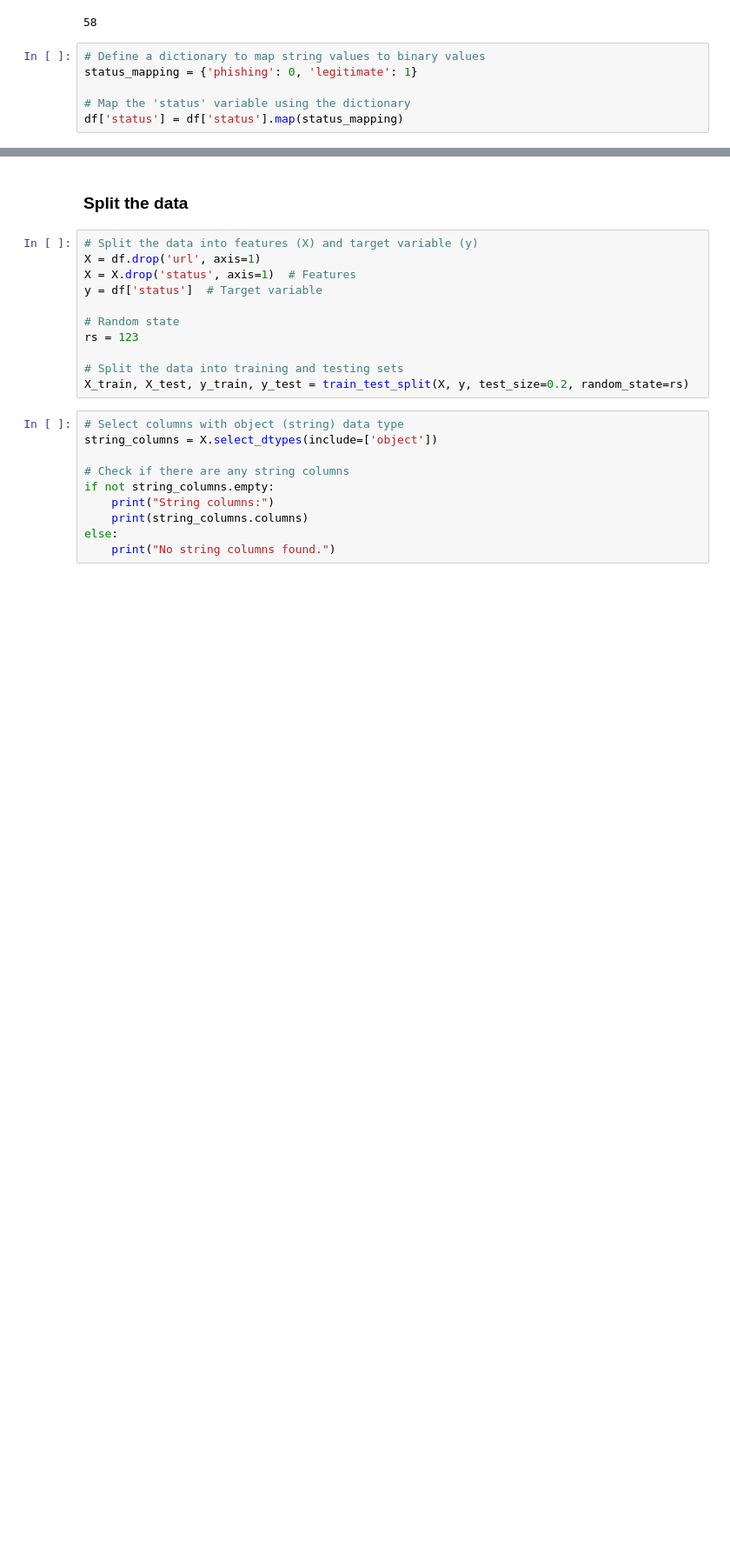
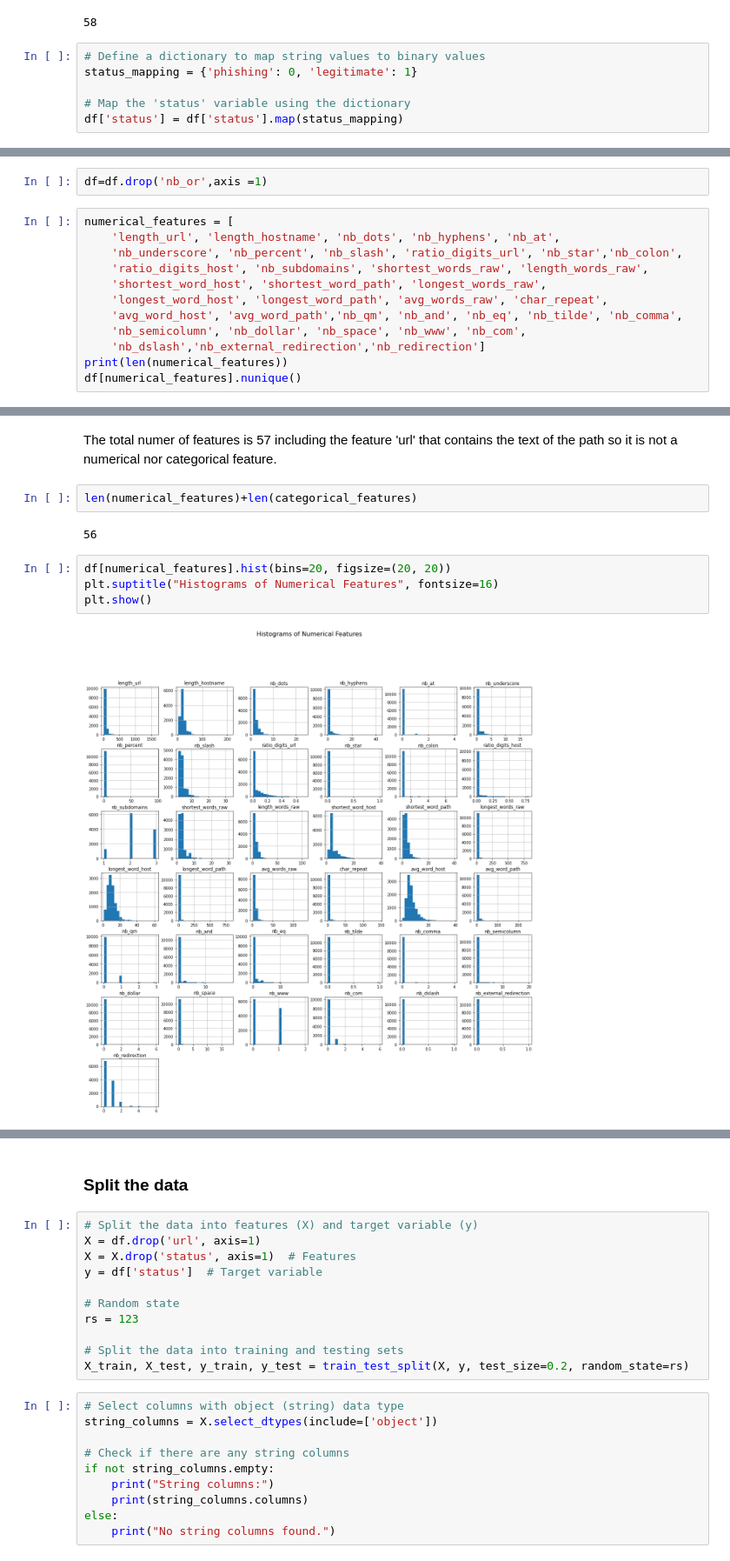
Before and after one commit to saradelasota/TFM_repository, a Jupyter notebook: TFM_notebook.ipynb, the cells around one changed output, grey strips where cells are left out. Shown: that part at 87% size. Saved outputs shown, nothing was run; the diff lists cells and outputs as text; blank space fills up the shorter version.

```diff
--- a/TFM_notebook.ipynb
+++ b/TFM_notebook.ipynb
@@ -80,0 +178,14 @@ df['status'] = df['status'].map(status_mapping)
+# %%
+df=df.drop('nb_or',axis =1)
+# %%
+numerical_features = [
+    'length_url', 'length_hostname', 'nb_dots', 'nb_hyphens', 'nb_at',
+    'nb_underscore', 'nb_percent', 'nb_slash', 'ratio_digits_url', 'nb_star','nb_colon',
+    'ratio_digits_host', 'nb_subdomains', 'shortest_words_raw', 'length_words_raw',
+    'shortest_word_host', 'shortest_word_path', 'longest_words_raw',
+    'longest_word_host', 'longest_word_path', 'avg_words_raw', 'char_repeat',
+    'avg_word_host', 'avg_word_path','nb_qm', 'nb_and', 'nb_eq', 'nb_tilde', 'nb_comma',
+    'nb_semicolumn', 'nb_dollar', 'nb_space', 'nb_www', 'nb_com',
+    'nb_dslash','nb_external_redirection','nb_redirection']
+print(len(numerical_features))
+df[numerical_features].nunique()
@@ -80,0 +242,12 @@ df['status'] = df['status'].map(status_mapping)
+# %% [markdown]
+The total numer of features is 57 including the feature 'url' that contains the text of the path so it is not a numerical nor categorical feature.
+# %%
+len(numerical_features)+len(categorical_features)
+# %% [output]
+56
+# %%
+df[numerical_features].hist(bins=20, figsize=(20, 20))
+plt.suptitle("Histograms of Numerical Features", fontsize=16)
+plt.show()
+# %% [output]
+[figure, added]
```
Also changed, not shown: parts of 25 cells of this notebook.
